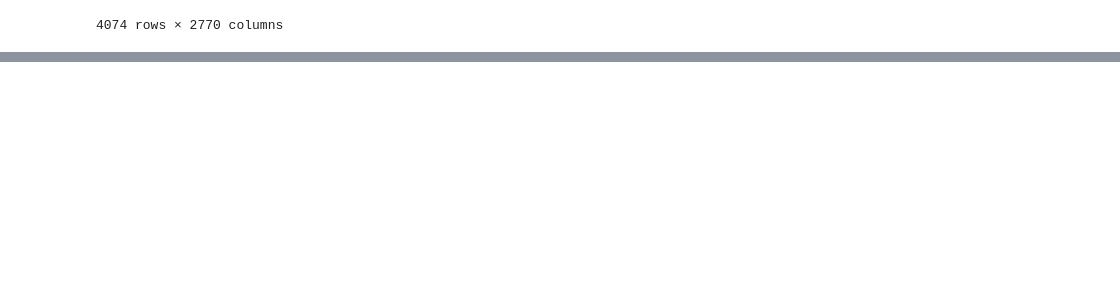
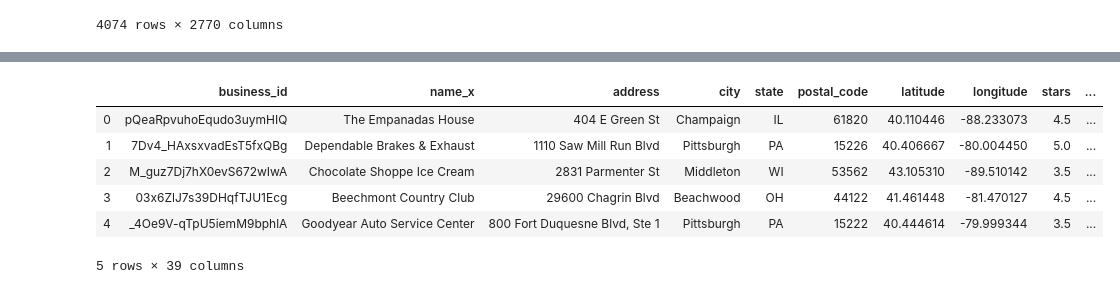
Before and after one commit to cocofreefarm/Module3, a Jupyter notebook: Data/Module 3 Data Cleaning.ipynb, the cells around one changed output, grey strips where cells are left out. Cells and saved outputs as stored; diff of their text form; code cells hidden in the pictures; blank space fills up the shorter version.

```diff
--- a/Data/Module 3 Data Cleaning.ipynb
+++ b/Data/Module 3 Data Cleaning.ipynb
@@ -147,0 +159,12 @@ df.to_csv('df.csv')
+# %%
+useful_tip = raw_tip[raw_tip.useful > 100]
+tip_business = pd.merge(business,useful_tip, how="left",on="business_id")
+tip_business.head()
+# %% [output]
+|  | business_id | name_x | address | city | state | postal_code | latitude | longitude | stars | ... |
+| 0 | pQeaRpvuhoEqudo3uymHIQ | The Empanadas House | 404 E Green St | Champaign | IL | 61820 | 40.110446 | -88.233073 | 4.5 | ... |
+| 1 | 7Dv4_HAxsxvadEsT5fxQBg | Dependable Brakes & Exhaust | 1110 Saw Mill Run Blvd | Pittsburgh | PA | 15226 | 40.406667 | -80.004450 | 5.0 | ... |
+| 2 | M_guz7Dj7hX0evS672wIwA | Chocolate Shoppe Ice Cream | 2831 Parmenter St | Middleton | WI | 53562 | 43.105310 | -89.510142 | 3.5 | ... |
+| 3 | 03x6ZlJ7s39DHqfTJU1Ecg | Beechmont Country Club | 29600 Chagrin Blvd | Beachwood | OH | 44122 | 41.461448 | -81.470127 | 4.5 | ... |
+| 4 | _4Oe9V-qTpU5iemM9bphlA | Goodyear Auto Service Center | 800 Fort Duquesne Blvd, Ste 1 | Pittsburgh | PA | 15222 | 40.444614 | -79.999344 | 3.5 | ... |
+5 rows × 39 columns
```
Also changed, not shown: parts of 9 cells of this notebook, 4 other files.
